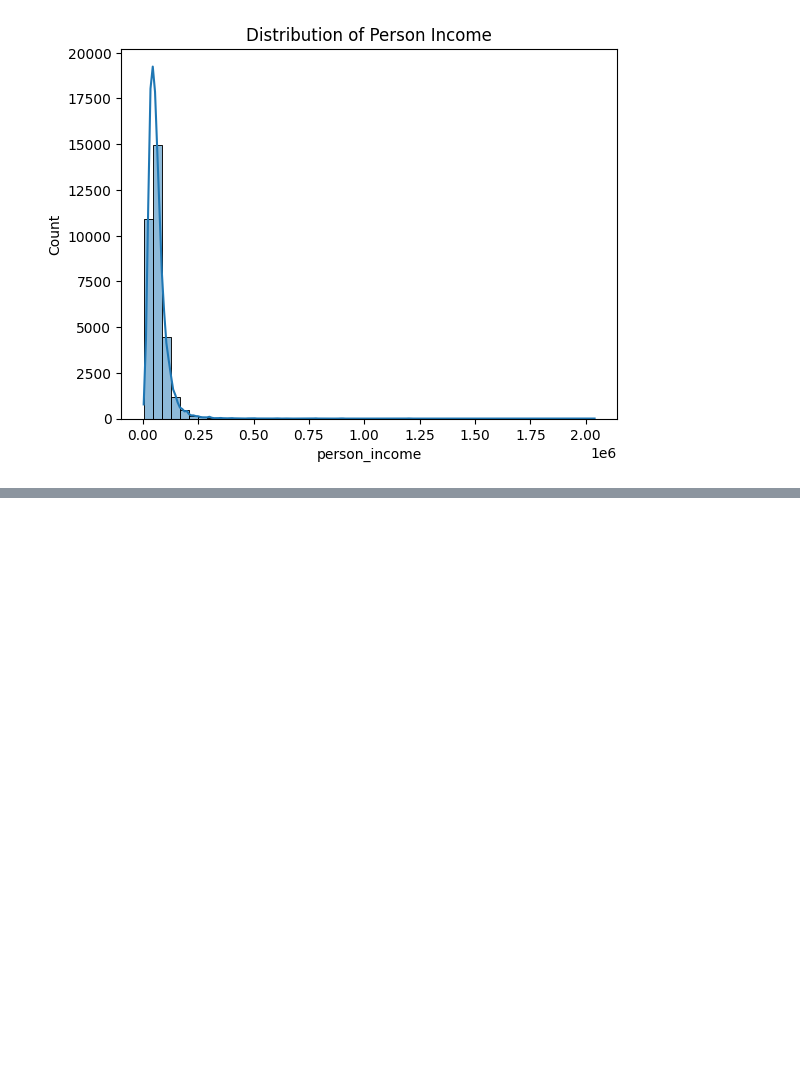
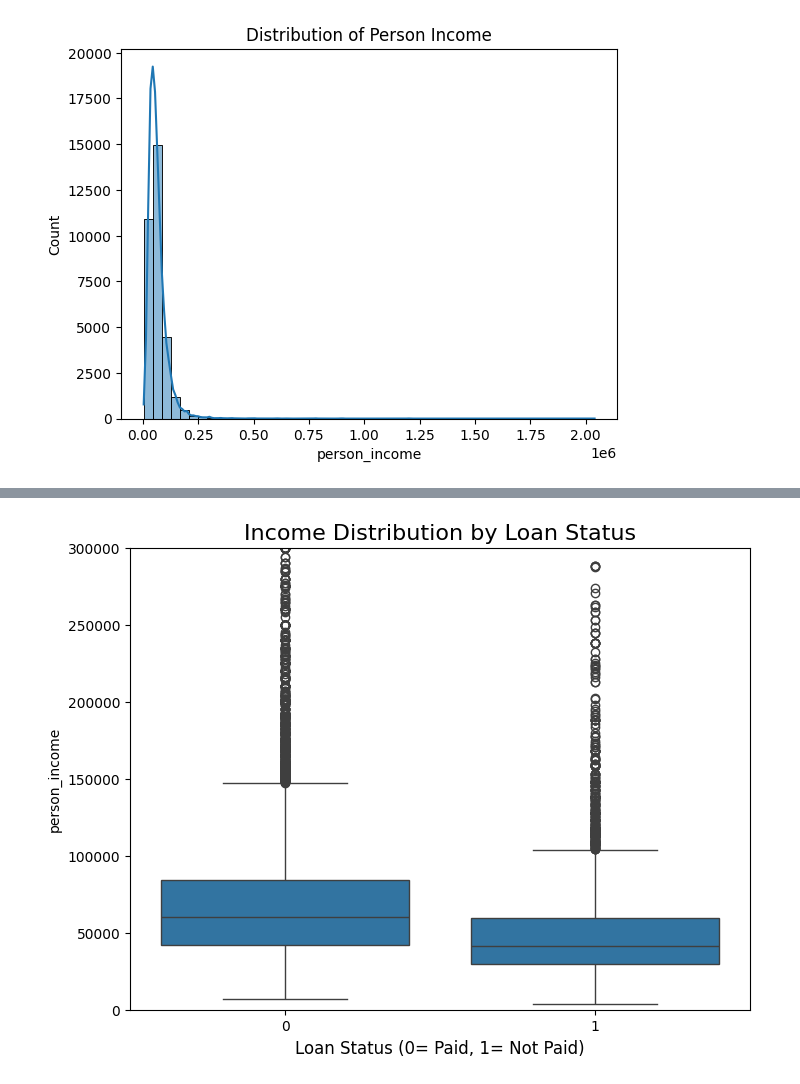
Before and after one commit to shlokzz/Credit-Risk-Prediction-Project, a Jupyter notebook: notebooks/data_cleaning.ipynb, the cells around one changed output, grey strips where cells are left out. Cells and saved outputs as stored; diff of their text form; code cells hidden in the pictures; blank space fills up the shorter version.

Commit message:
Display boxplot for interest rate and income distribution by loan status

```diff
--- a/notebooks/data_cleaning.ipynb
+++ b/notebooks/data_cleaning.ipynb
@@ -302,0 +305,11 @@ plt.show()
+# %%
+# display boxplot for interest dsitribution by loan status
+
+plt.figure(figsize=(8,6))
+sns.boxplot(x="loan_status", y='person_income', data=df)
+plt.title('Income Distribution by Loan Status', fontsize=16)
+plt.xlabel('Loan Status (0= Paid, 1= Not Paid)', fontsize= 12)
+plt.ylim(0, 300000)
+plt.show()
+# %% [output]
+[figure, added]
```
Also changed, not shown: parts of 2 cells of this notebook.
